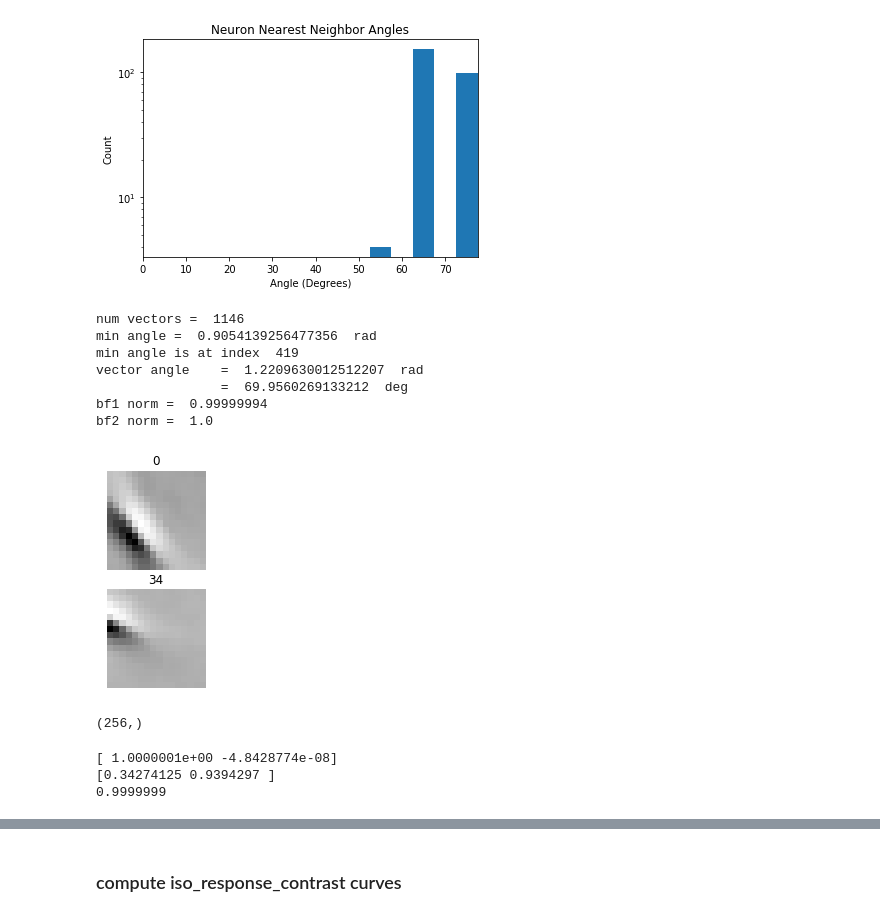
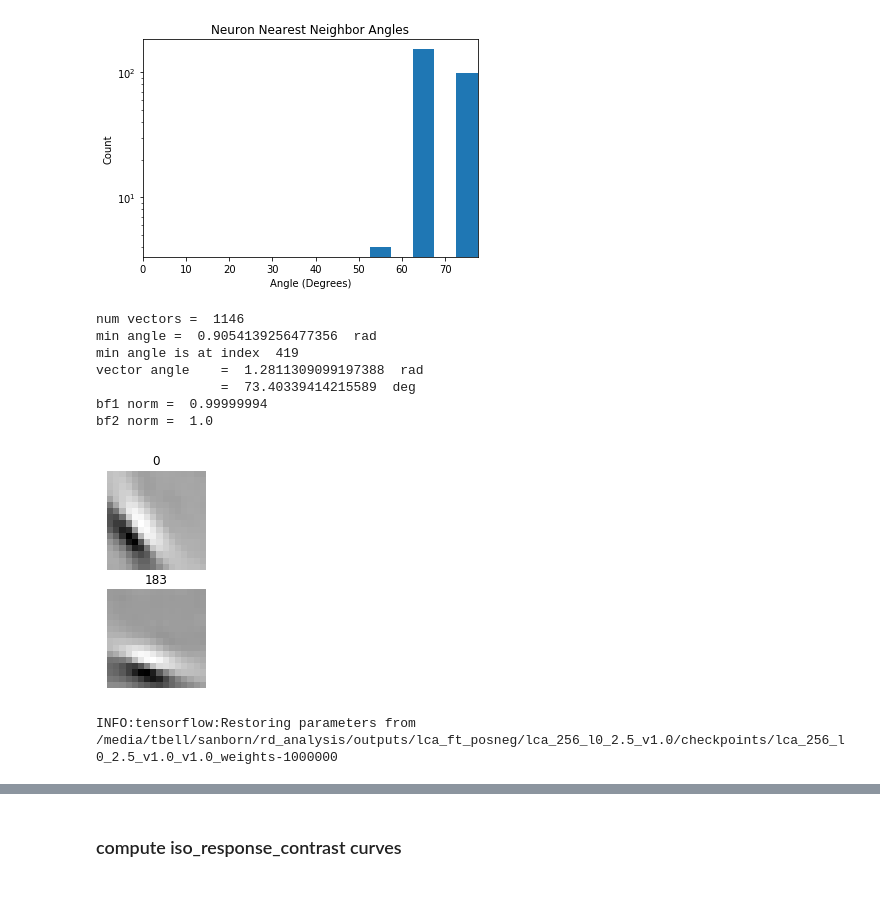
Before and after one commit to dpaiton/DeepSparseCoding, a Jupyter notebook: vis_lca.ipynb, the cells around one changed output, grey strips where cells are left out. Saved outputs shown, nothing was run; the diff lists cells and outputs as text; code cells hidden in the pictures.

```diff
--- a/vis_lca.ipynb
+++ b/vis_lca.ipynb
@@ -19,9 +20,9 @@ import analysis.analysis_picker as ap
 # %%
 analysis_params = {
   "model_type": "lca",
-  "model_name": "lca_256_l0_2.5",
-  #"version": "0.0",
-  "version": "1.0",
+  "model_name": "lca_vh_ft_1c_ht",
+  "version": "0.0",
+  #"version": "1.0",
   "save_info": "analysis",
   "overwrite_analysis": False}
 
@@ -84,15 +51,0 @@ atcs = compute_atcs(analyzer, noise_evals, noise_images)
-# %%
-activities = noise_evals
-images = noise_images
-num_batch, num_neurons = activities.shape
-images -= np.mean(images)
-atas = analyzer.compute_atas(activities, images)
-atcs = [None,]*num_neurons
-#for neuron_id in range(num_neurons):
-neuron_id = 0
-ata = atas[:, neuron_id] # pixels x 1
-img_deviations = images - ata[None, :] # batch x pixels
-img_vects = [img[None,:] for img in img_deviations]
-covs = [img_vect.T.dot(img_vect) for img_vect in img_vects] # pixels x pixels x batch
-covs_acts = zip(covs, activities[:, neuron_id]) # (PxPxB, b)
-#atcs[neuron_id] = np.sum([cov*act for cov,act in covs_acts]) / num_batch
@@ -165,52 +108,44 @@ print("num vectors = ", vectors.shape[0])
 if vectors.shape[0] > 0:
   print("min angle = ", np.min(neuron_angles[vectors[:,0], vectors[:,1]]), " rad")
   print("min angle is at index ", np.argmin(neuron_angles[vectors[:,0], vectors[:,1]]))
 
-  vector_id = 2#404
+  vector_id = 5#2#404
   bf_id1 = vectors[vector_id, 0]#max_indices[0]
   bf_id2 = vectors[vector_id, 1]#max_indices[1]
 
   fig, ax = plt.subplots(2)
   ax[0] = pf.clear_axis(ax[0])
   ax[0].imshow(analyzer.bf_stats["basis_functions"][bf_id1], cmap="Greys_r")
   ax[0].set_title(str(bf_id1))
   ax[1] = pf.clear_axis(ax[1])
   ax[1].imshow(analyzer.bf_stats["basis_functions"][bf_id2], cmap="Greys_r")
   ax[1].set_title(str(bf_id2))
 
   print("vector angle\t= ", neuron_angles[bf_id1, bf_id2], " rad\n\t\t= ", neuron_angles[bf_id1, bf_id2]*(180/np.pi), " deg")
   bf1 = analyzer.bf_stats["basis_functions"][bf_id1].reshape((analyzer.model_params["patch_edge_size"]**2))
   bf2 = analyzer.bf_stats["basis_functions"][bf_id2].reshape((analyzer.model_params["patch_edge_size"]**2))
   bf1_norm = np.linalg.norm(bf1)
   bf2_norm = np.linalg.norm(bf2)
   print("bf1 norm = ", bf1_norm)
   print("bf2 norm = ", bf2_norm)
   bf1 /= bf1_norm
   bf2 /= bf2_norm
+  neuron_idx = bf_id1
+else:
+  assert False
 # %% [output]
 num vectors =  1146
 min angle =  0.9054139256477356  rad
 min angle is at index  419
-vector angle    =  1.2209630012512207  rad
-                =  69.9560269133212  deg
+vector angle    =  1.2811309099197388  rad
+                =  73.40339414215589  deg
 bf1 norm =  0.99999994
 bf2 norm =  1.0
-[figure, old version]
+[figure, new version]
-# %%
-bf1.shape
-# %% [output]
-(256,)
 # %%
 proj_matrix = analyzer.bf_projections(bf1, bf2)
 proj_neuron1 = np.dot(proj_matrix, bf1)
 proj_neuron2 = np.dot(proj_matrix, bf2)
-print(proj_neuron1)
-print(proj_neuron2)
-print(np.linalg.norm(proj_neuron2))
-# %% [output]
-[ 1.0000001e+00 -4.8428774e-08]
-[0.34274125 0.9394297 ]
-0.9999999
 # %%
 num_imgs = 10000
 y_pts = np.linspace(-2.0, 2.0, int(np.sqrt(num_imgs)))
@@ -220,0 +164,6 @@ datapoints = np.stack([np.dot(proj_matrix.T, proj_datapoints[data_id,:]) for dat
+# %%
+activations = analyzer.compute_activations(datapoints["test"].images)
+activity_max = np.max(np.abs(activations))
+norm_activity = activations / (activity_max+0.0001)
+# %% [output]
+INFO:tensorflow:Restoring parameters from /media/tbell/sanborn/rd_analysis/outputs/lca_ft_posneg/lca_256_l0_2.5_v1.0/checkpoints/lca_256_l0_2.5_v1.0_v1.0_weights-1000000
```
Also changed, not shown: parts of 32 cells of this notebook, 12 other files.
